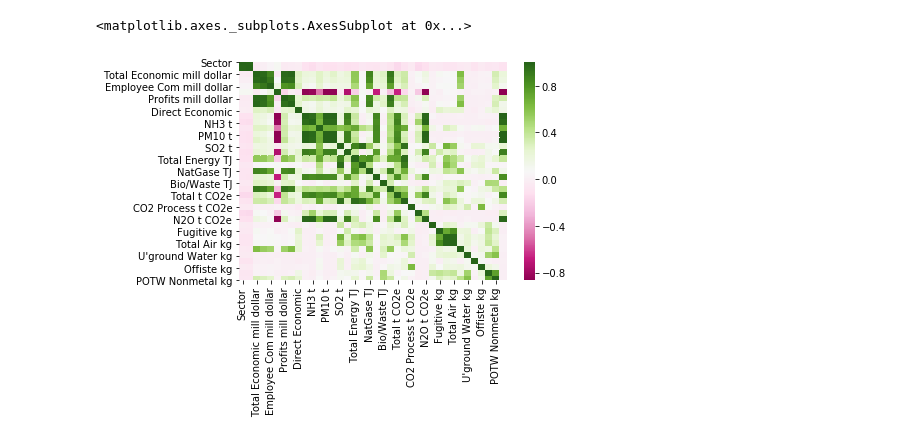
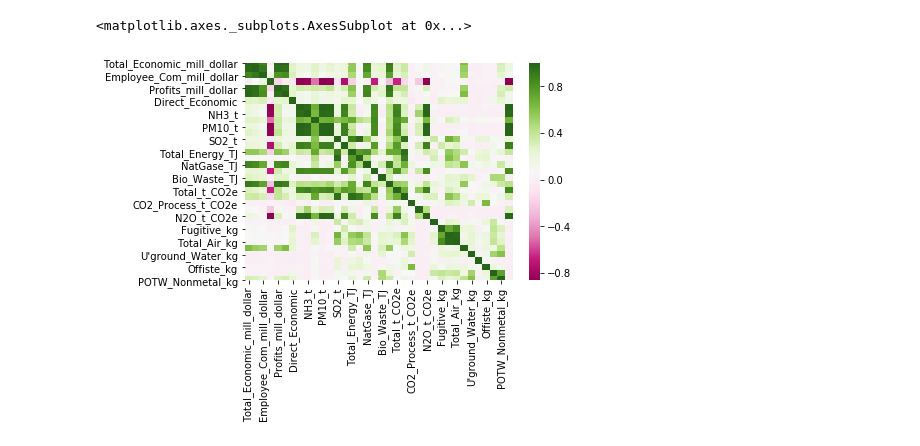
Before and after one commit to WeiquanLuo/LCA-PetFoodSupplyChain, a Jupyter notebook: lca.ipynb, the cells around one changed output. Drawn from its saved outputs; the diff is of its cells as text; code cells hidden in the pictures.

```diff
--- a/lca.ipynb
+++ b/lca.ipynb
@@ -8,0 +8,6 @@ data = data.drop(['Unnamed: 0'], axis =1)
+# %%
+dat = pd.read_csv("data/dat_311111_1M_v2.csv")
+dat = dat.drop(["Unnamed: 0"], axis = 1)
+dat.columns = dat.columns.str.replace(' ', '_')
+dat.columns = dat.columns.str.replace('/', '_')
+dat.columns
@@ -28,0 +31,7 @@ data
+# %%
+dat['Sector'] = dat['Sector'].astype('category')
+dat['Description'] = dat['Description'].astype('category')
+dat['name_sub'] = dat['name_sub'].astype('category')
+dat['Sector_sub'] = dat['Sector_sub'].astype('category')
+
+dat.head()
@@ -29,6 +46,6 @@ data
 # %%
-sns.heatmap(data.corr(), cmap ='PiYG')
+sns.heatmap(dat.corr(), cmap ='PiYG')
 # %% [output]
 <matplotlib.axes._subplots.AxesSubplot at 0x...>
-[figure, old version]
+[figure, new version]
 # %%
```
Also changed, not shown: parts of 9 cells of this notebook, 1 other file.
